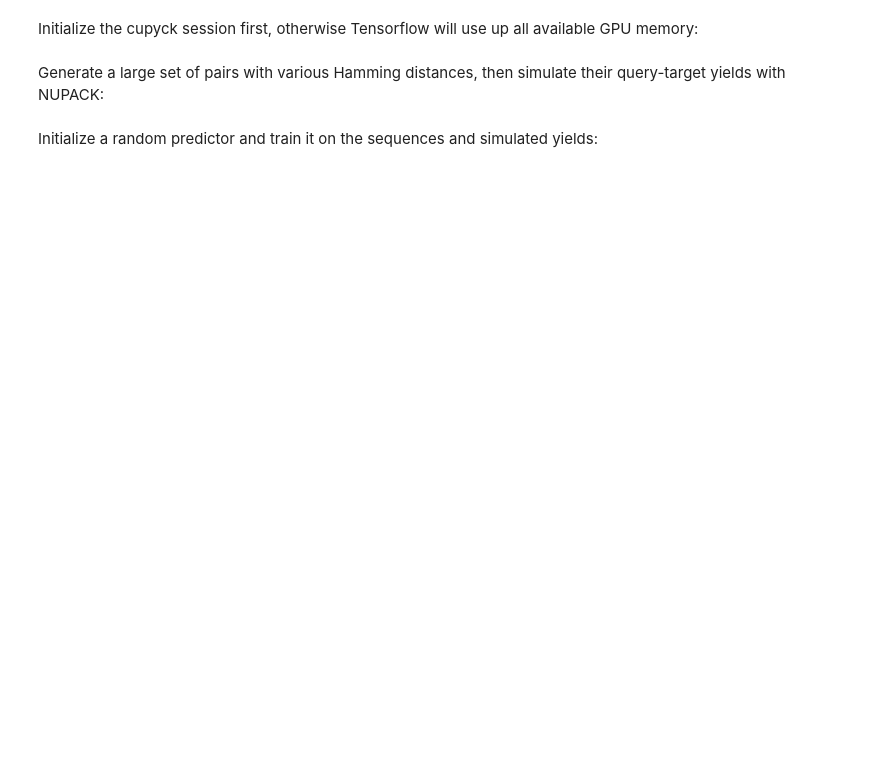
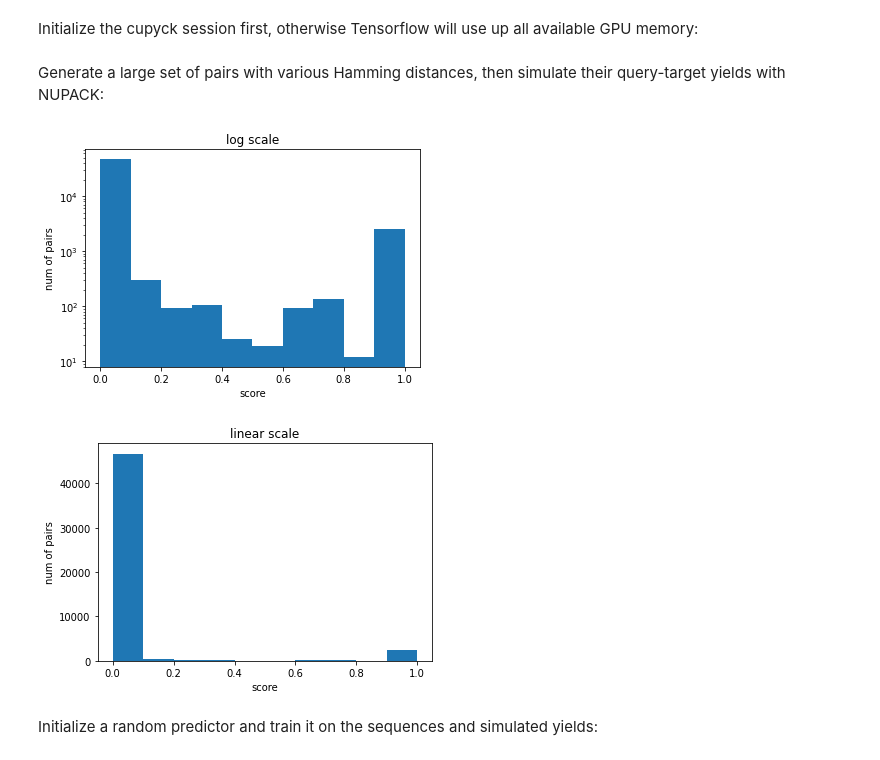
Before and after one commit to uwmisl/cas9-similarity-search, a Jupyter notebook: notebooks/02_training/01_train_predictor.ipynb, the cells around one changed output. Drawn from its saved outputs; the diff is of its cells as text; code cells hidden in the pictures; blank space fills up the shorter version.

```diff
--- a/notebooks/02_training/01_train_predictor.ipynb
+++ b/notebooks/02_training/01_train_predictor.ipynb
@@ -61,6 +61,23 @@ seq_pairs = pd.DataFrame({
 # However, in Cas9 similarity search, we are predicting how well Cas9 will cut a target DNA sequence # using differentiable predictor provided by Finklestein lab called Nucleaseq (https://github.com/finkelsteinlab/nucleaseq)
 
 sim_results = simulator.simulate(seq_pairs)
+# %%
+plt.hist(sim_results)
+plt.title('log scale')
+plt.yscale('log')
+plt.xlabel('score')
+plt.ylabel('num of pairs')
+plt.show()
+
+
+plt.hist(sim_results)
+plt.title('linear scale')
+plt.xlabel('score')
+plt.ylabel('num of pairs')
+plt.show()
+# %% [output]
+[figure, added]
+[figure, added]
 # %% [markdown]
 Initialize a random predictor and train it on the sequences and simulated yields:
 # %%
```
Also changed, not shown: parts of 4 cells of this notebook, 16 other files.
